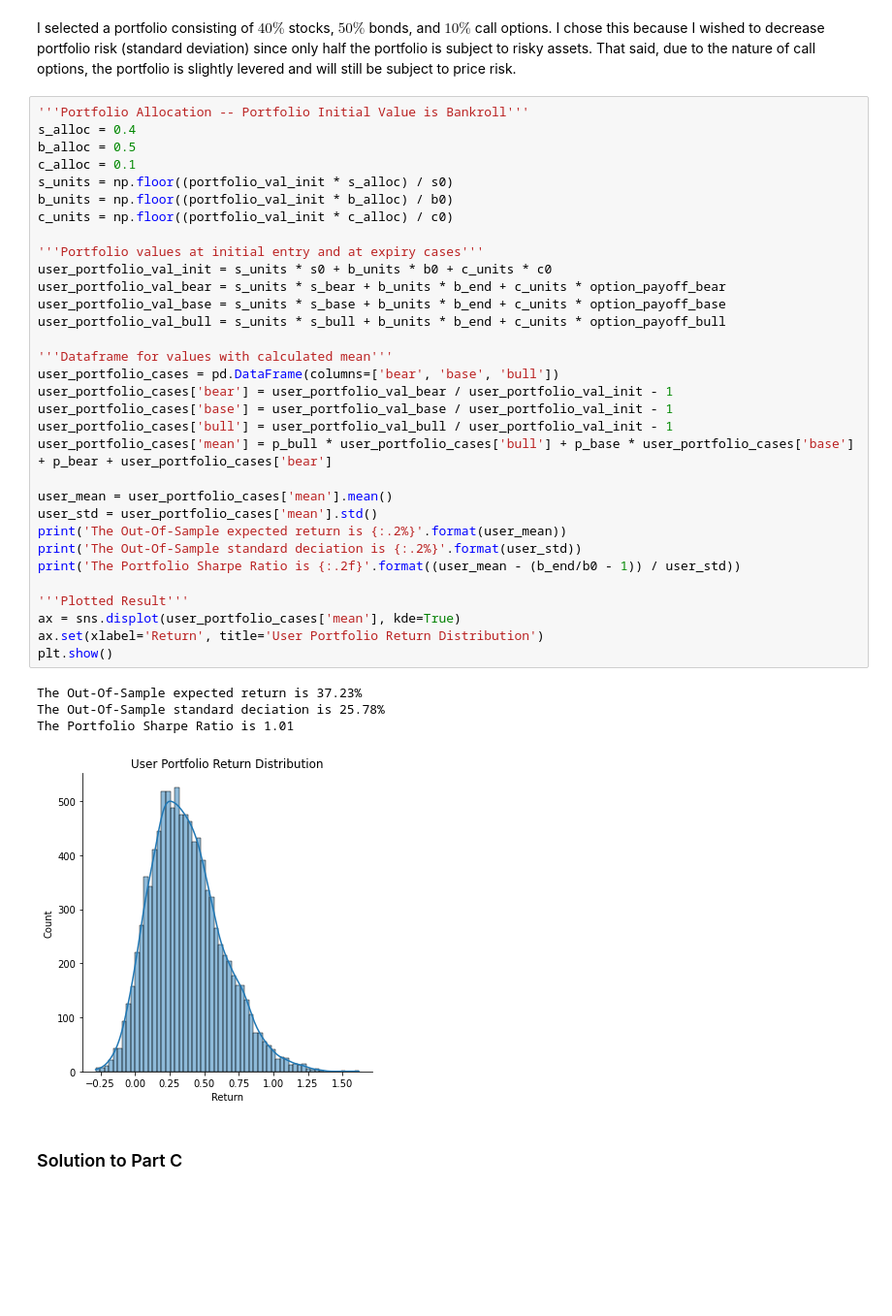
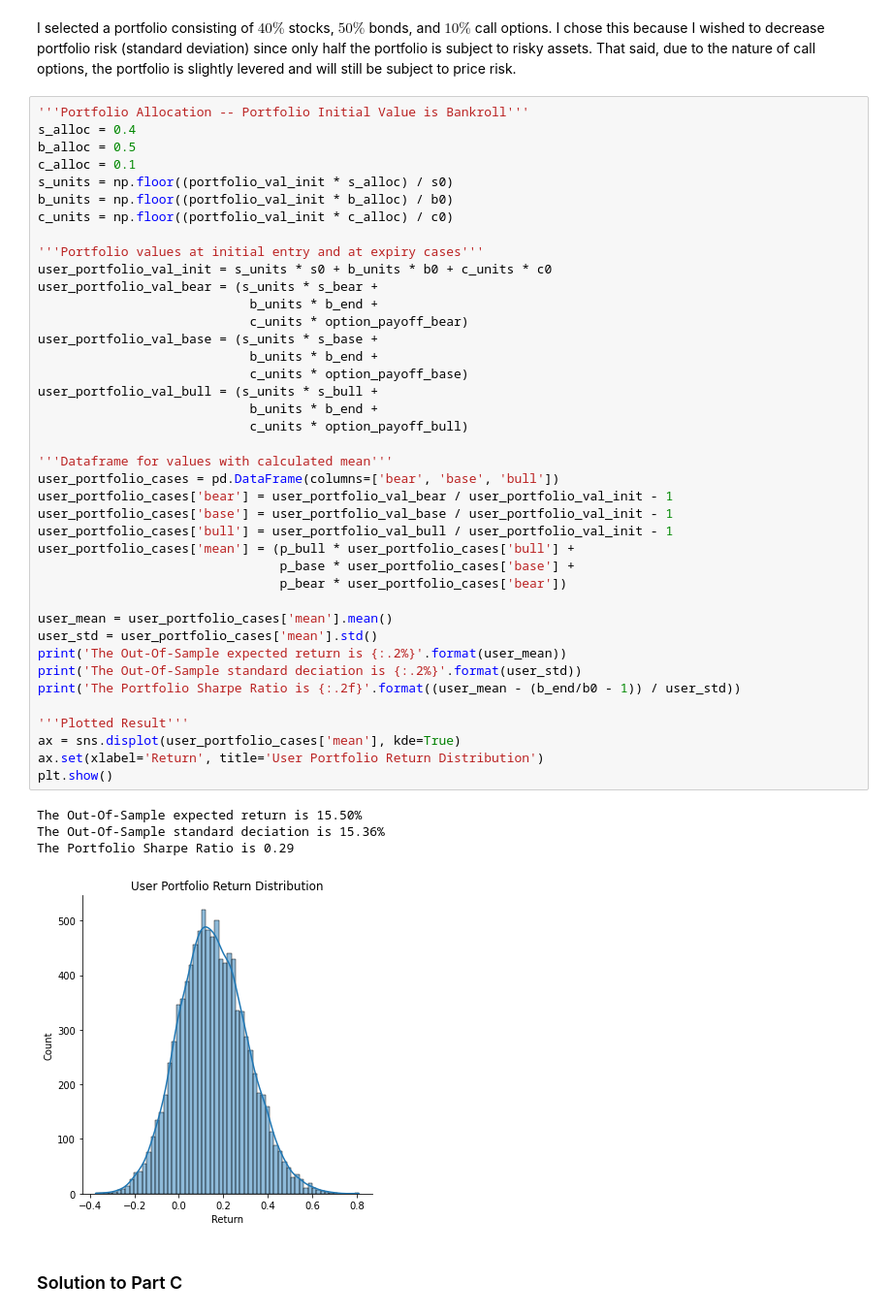
Before and after one commit to jdean53/GeneralWork, a Jupyter notebook: FinOps/HW1.ipynb, the cells around one changed output. Shown: that part at 97% size. Drawn from its saved outputs; the diff is of its cells as text; blank space fills up the shorter version.

```diff
--- a/FinOps/HW1.ipynb
+++ b/FinOps/HW1.ipynb
@@ -167,40 +173,48 @@ I selected a portfolio consisting of $40\%$ stocks, $50\%$ bonds, and $10\%$ cal
 # %%
 '''Portfolio Allocation -- Portfolio Initial Value is Bankroll'''
 s_alloc = 0.4
 b_alloc = 0.5
 c_alloc = 0.1
 s_units = np.floor((portfolio_val_init * s_alloc) / s0)
 b_units = np.floor((portfolio_val_init * b_alloc) / b0)
 c_units = np.floor((portfolio_val_init * c_alloc) / c0)
 
 '''Portfolio values at initial entry and at expiry cases'''
 user_portfolio_val_init = s_units * s0 + b_units * b0 + c_units * c0
-user_portfolio_val_bear = s_units * s_bear + b_units * b_end + c_units * option_payoff_bear
-user_portfolio_val_base = s_units * s_base + b_units * b_end + c_units * option_payoff_base
-user_portfolio_val_bull = s_units * s_bull + b_units * b_end + c_units * option_payoff_bull
+user_portfolio_val_bear = (s_units * s_bear +
+                            b_units * b_end +
+                            c_units * option_payoff_bear)
+user_portfolio_val_base = (s_units * s_base +
+                            b_units * b_end +
+                            c_units * option_payoff_base)
+user_portfolio_val_bull = (s_units * s_bull +
+                            b_units * b_end +
+                            c_units * option_payoff_bull)
 
 '''Dataframe for values with calculated mean'''
 user_portfolio_cases = pd.DataFrame(columns=['bear', 'base', 'bull'])
 user_portfolio_cases['bear'] = user_portfolio_val_bear / user_portfolio_val_init - 1
 user_portfolio_cases['base'] = user_portfolio_val_base / user_portfolio_val_init - 1
 user_portfolio_cases['bull'] = user_portfolio_val_bull / user_portfolio_val_init - 1
-user_portfolio_cases['mean'] = p_bull * user_portfolio_cases['bull'] + p_base * user_portfolio_cases['base'] + p_bear + user_portfolio_cases['bear']
+user_portfolio_cases['mean'] = (p_bull * user_portfolio_cases['bull'] +
+                                p_base * user_portfolio_cases['base'] +
+                                p_bear * user_portfolio_cases['bear'])
 
 user_mean = user_portfolio_cases['mean'].mean()
 user_std = user_portfolio_cases['mean'].std()
 print('The Out-Of-Sample expected return is {:.2%}'.format(user_mean))
 print('The Out-Of-Sample standard deciation is {:.2%}'.format(user_std))
 print('The Portfolio Sharpe Ratio is {:.2f}'.format((user_mean - (b_end/b0 - 1)) / user_std))
 
 '''Plotted Result'''
 ax = sns.displot(user_portfolio_cases['mean'], kde=True)
 ax.set(xlabel='Return', title='User Portfolio Return Distribution')
 plt.show()
 # %% [output]
-The Out-Of-Sample expected return is 37.23%
-The Out-Of-Sample standard deciation is 25.78%
-The Portfolio Sharpe Ratio is 1.01
+The Out-Of-Sample expected return is 15.50%
+The Out-Of-Sample standard deciation is 15.36%
+The Portfolio Sharpe Ratio is 0.29
-[figure, old version]
+[figure, new version]
 # %% [markdown]
 ### Solution to Part C
 # %% [markdown]
```
Also changed, not shown: parts of 11 cells of this notebook, 1 other file.
